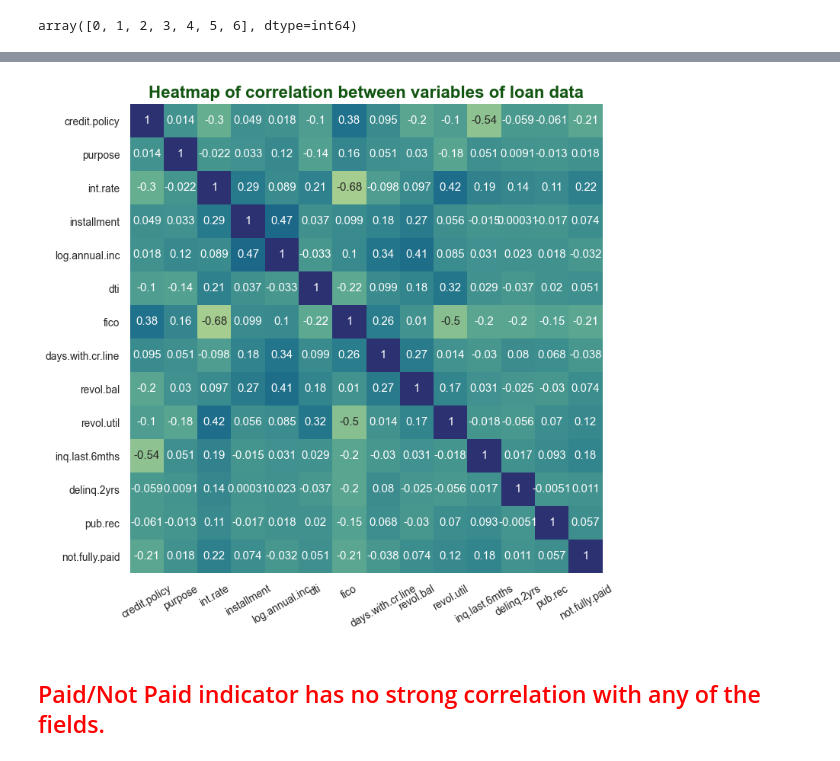
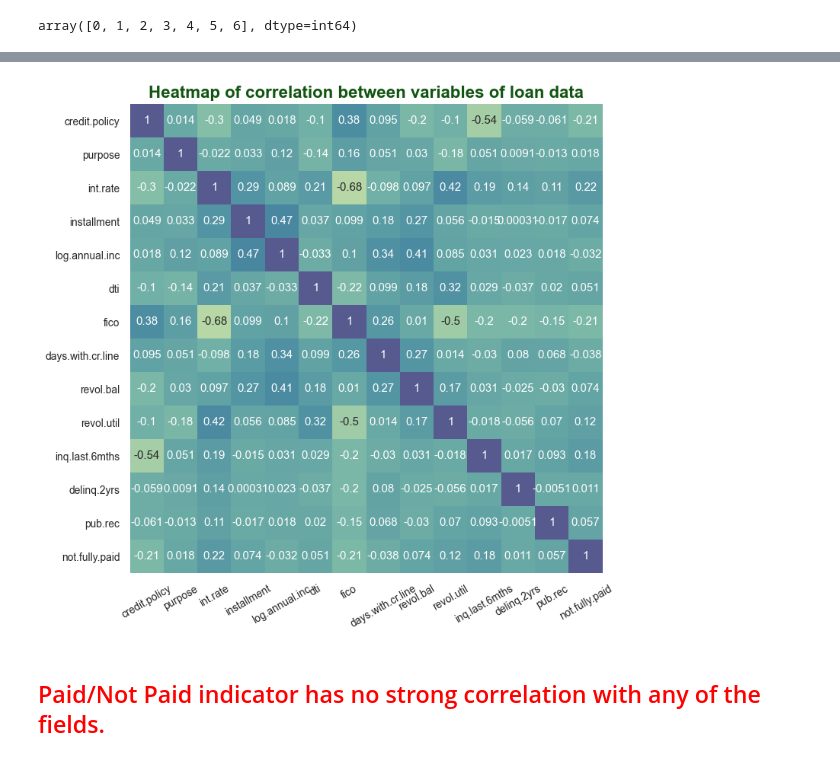
Before and after one commit to DayakarMalgari/Lending-club-Loan-Data-Neural-Network-Classification, a Jupyter notebook: Lending_Club_Loan_Data_Analysis_sub.ipynb, the cells around one changed output, grey strips where cells are left out. Saved outputs shown, nothing was run; the diff lists cells and outputs as text; code cells hidden in the pictures.

```diff
--- a/Lending_Club_Loan_Data_Analysis_sub.ipynb
+++ b/Lending_Club_Loan_Data_Analysis_sub.ipynb
@@ -462,16 +466,16 @@ cor = loan_data.corr()
 # %%
 ##############################################################################################################
 # plot the heatmap of the correlation between different varaiables in the file
 ##############################################################################################################
 sns.set(style='whitegrid', palette='muted', font_scale=.9)
 plt.figure(figsize=(8,8))
-sns.heatmap(cor,annot=True,cbar=False,cmap=sns.cm.crest)
+sns.heatmap(cor,annot=True,cbar=False,cmap=sns.cm.crest,alpha=.8)
 plt.xticks(rotation=30)
 plt.title('Heatmap of correlation between variables of loan data',\
              color='#115511',fontweight='bold',fontsize=16)
 plt.show()
 # %% [output]
-[figure, old version]
+[figure, new version]
 # %%
 printmd('Paid/Not Paid indicator has no strong correlation with any of the fields.')
 printmd('However, as expected Interest rates has strong negative correlation with Fico scores.')
```
Also changed, not shown: parts of 7 cells of this notebook.
